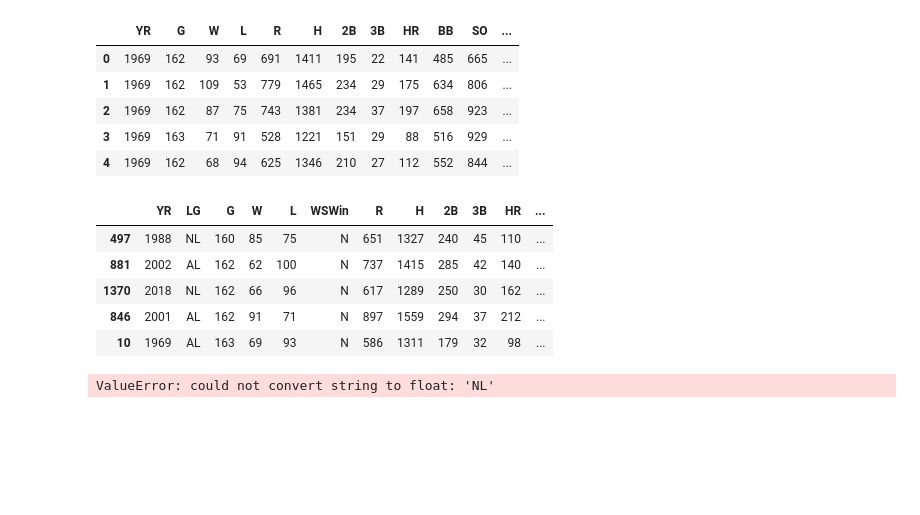
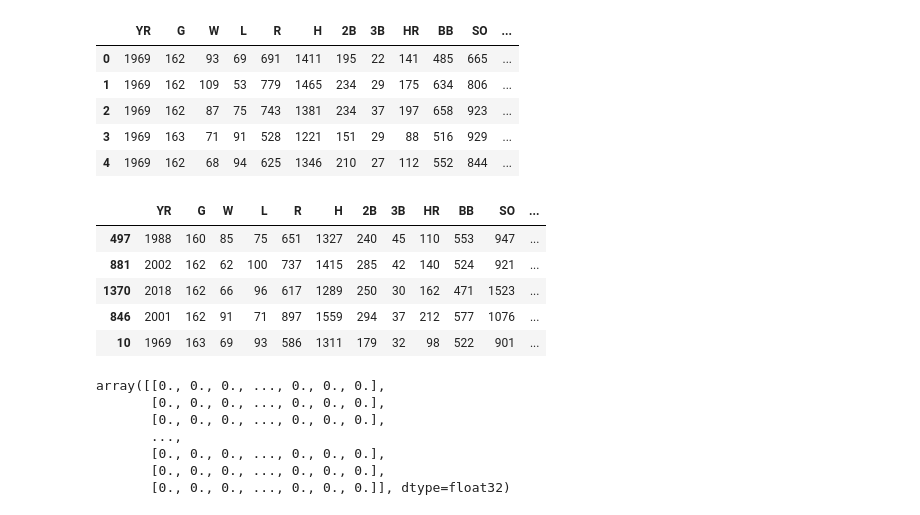
Before and after one commit to swillia75/MLB-Championship-Team, a Jupyter notebook: Prediction_model.ipynb, the cells around one changed output. Saved outputs shown, nothing was run; the diff lists cells and outputs as text; code cells hidden in the pictures; blank space fills up the shorter version.

```diff
--- a/Prediction_model.ipynb
+++ b/Prediction_model.ipynb
@@ -99,17 +99,15 @@ from sklearn.preprocessing import LabelEncoder, MinMaxScaler
 from tensorflow.keras.utils import to_categorical
 # %%
 X_train, X_test, y_train, y_test = train_test_split(data_bin, team, random_state=42)
-data_bin_train.head()
+X_train.head()
 # %% [output]
-|  | YR | LG | G | W | L | WSWin | R | H | 2B | 3B | HR | ... |
-| 497 | 1988 | NL | 160 | 85 | 75 | N | 651 | 1327 | 240 | 45 | 110 | ... |
-| 881 | 2002 | AL | 162 | 62 | 100 | N | 737 | 1415 | 285 | 42 | 140 | ... |
-| 1370 | 2018 | NL | 162 | 66 | 96 | N | 617 | 1289 | 250 | 30 | 162 | ... |
-| 846 | 2001 | AL | 162 | 91 | 71 | N | 897 | 1559 | 294 | 37 | 212 | ... |
-| 10 | 1969 | AL | 163 | 69 | 93 | N | 586 | 1311 | 179 | 32 | 98 | ... |
+|  | YR | G | W | L | R | H | 2B | 3B | HR | BB | SO | ... |
+| 497 | 1988 | 160 | 85 | 75 | 651 | 1327 | 240 | 45 | 110 | 553 | 947 | ... |
+| 881 | 2002 | 162 | 62 | 100 | 737 | 1415 | 285 | 42 | 140 | 524 | 921 | ... |
+| 1370 | 2018 | 162 | 66 | 96 | 617 | 1289 | 250 | 30 | 162 | 471 | 1523 | ... |
+| 846 | 2001 | 162 | 91 | 71 | 897 | 1559 | 294 | 37 | 212 | 577 | 1076 | ... |
+| 10 | 1969 | 163 | 69 | 93 | 586 | 1311 | 179 | 32 | 98 | 522 | 901 | ... |
 # %%
-X_scaler = MinMaxScaler().fit(data_train)
-X_train_scaled = X_scaler.transform(data_train)
-X_test_scaled = X_scaler.transform(data_test)
+X_scaler = MinMaxScaler().fit(X_train)
+X_train_scaled = X_scaler.transform(X_train)
+X_test_scaled = X_scaler.transform(X_test)
-# %% [output]
-ValueError: could not convert string to float: 'NL'
@@ -115,0 +120,12 @@ ValueError: could not convert string to float: 'NL'
+# %%
+y_train_categorical = to_categorical(encoded_y_train)
+y_test_categorical = to_categorical(encoded_y_test)
+y_train_categorical
+# %% [output]
+array([[0., 0., 0., ..., 0., 0., 0.],
+       [0., 0., 0., ..., 0., 0., 0.],
+       [0., 0., 0., ..., 0., 0., 0.],
+       ...,
+       [0., 0., 0., ..., 0., 0., 0.],
+       [0., 0., 0., ..., 0., 0., 0.],
+       [0., 0., 0., ..., 0., 0., 0.]], dtype=float32)
```
Also changed, not shown: parts of 5 cells of this notebook.
